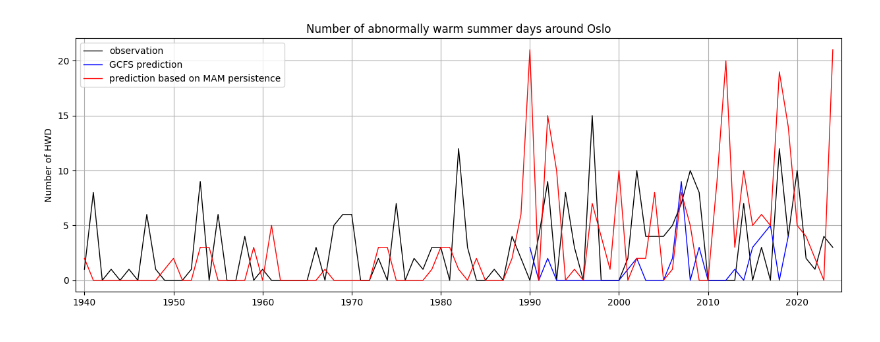
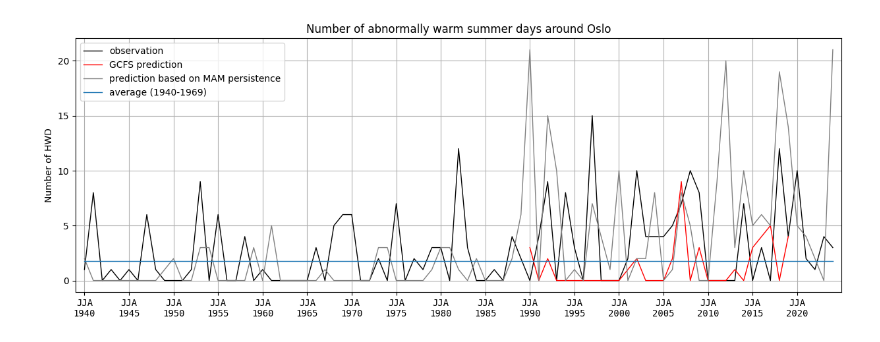
Before and after one commit to stine-fohrmann/63-741-predict-climate, a Jupyter notebook: homework-gcfs.ipynb, the cells around one changed output. Drawn from its saved outputs; the diff is of its cells as text; code cells hidden in the pictures.

Commit message:
add average to plot

```diff
--- a/homework-gcfs.ipynb
+++ b/homework-gcfs.ipynb
@@ -78,40 +80,52 @@ hwd_MAM_years, hwd_MAM = count_hwd(data_era5_oslo, climatology,
     start_month=3,
     end_month=5
 )
+# %%
+# Count summer HWDs in reference period (1940-1969)
+hwd_climatology_JJA_years, hwd_climatology_JJA = count_hwd(data_era5_oslo, climatology,
+    start_year=1940,
+    end_year=1969,
+    start_month=6,
+    end_month=8
+)
+
+# Calculate average number of summer HWDs
+hwd_avg = hwd_climatology_JJA.mean()
+hwd_avg_array = np.full(len(era5_hwd_yrs), hwd_avg)
 # %%
 # Plot time series of JJA HWD
 plt.figure(figsize=(15,5))
 
 # Plot observed summer HWD (ERA5)
 plt.plot(era5_hwd_yrs, era5_hwd, '-', c='k', lw=1, label='observation')
 
 # Predicted summer HWDs (GCFS)
-plt.plot(gcfs_hwd_yrs, gcfs_hwd, '-', c='blue', lw=1, label='GCFS prediction')
+plt.plot(gcfs_hwd_yrs, gcfs_hwd, '-', c='red', lw=1, label='GCFS prediction')
 
 # Prediction based in MAM peristence
-plt.plot(hwd_MAM_years, hwd_MAM, '-', c='red', lw=1, label='prediction based on MAM persistence')
+plt.plot(hwd_MAM_years, hwd_MAM, '-', c='grey', lw=1, label='prediction based on MAM persistence')
 
 # Plot prediction based on May persistence
 # plt.plot(years, hwd_May, '-', lw=1, label='predicted HWD in JJA')
 
 # Plot prediction based on average number of summer HWD
-# plt.plot(years, hwd_avg_array, '-', lw=1, label='average (1940-1969)')
+plt.plot(era5_hwd_yrs, hwd_avg_array, '-', lw=1, label='average (1940-1969)')
 
 # Plot prediction based on average number of summer HWDs of previous 5 years
 # plt.plot(years, previous_years_prediction, '-', label=f'average (previous {num_years} years)')
 
 
 # Fig settings
 plt.title('Number of abnormally warm summer days around Oslo')
 plt.ylabel(r'Number of HWD')
 # plt.xlabel(r'time')
 plt.grid()
 plt.legend()
 arial_font = {'fontname': 'monospace'}
-# plt.xticks(years[::5], labels=[f'JJA\n{y}' for y in years[::5]], **arial_font)
+plt.xticks(era5_hwd_yrs[::5], labels=[f'JJA\n{y}' for y in era5_hwd_yrs[::5]], **arial_font)
 plt.xlim(xmin=1939, xmax=2025)
 
 plt.savefig('plots/homework-gcfs-prediction.png')
 plt.show()
 # %% [output]
-[figure, old version]
+[figure, new version]
```
Also changed, not shown: parts of 1 cell of this notebook, 1 other file.
